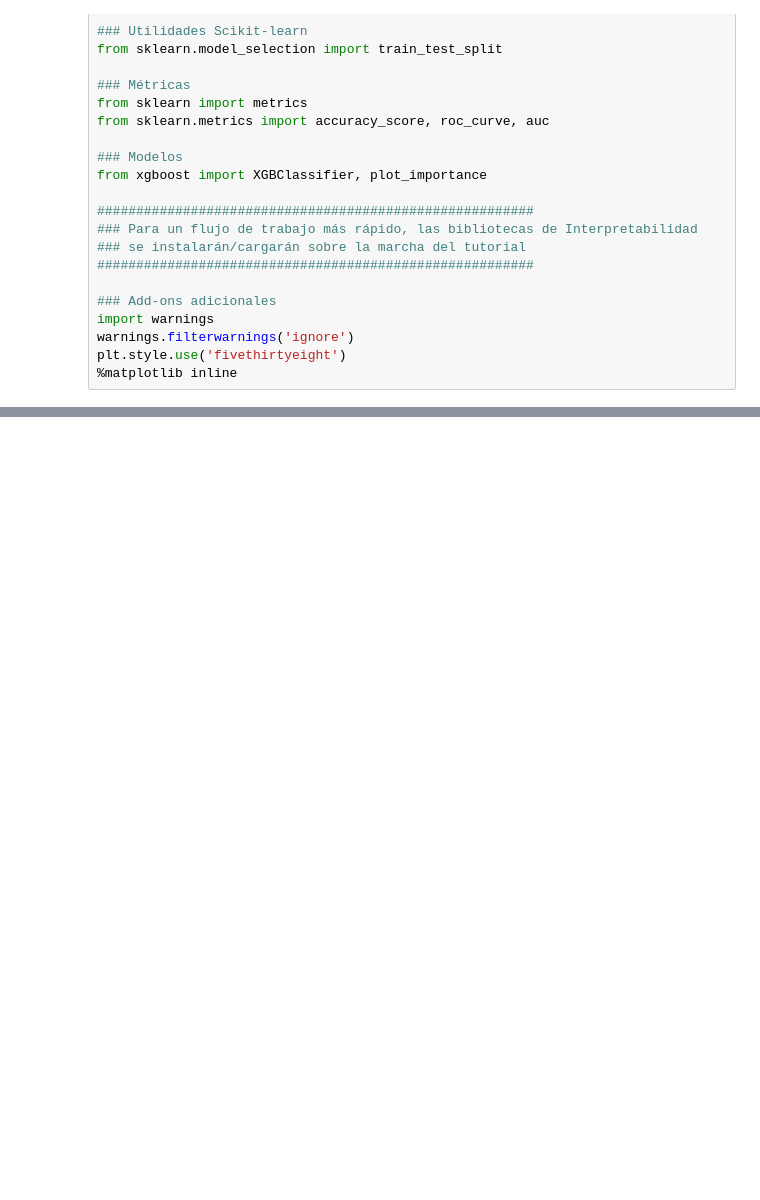
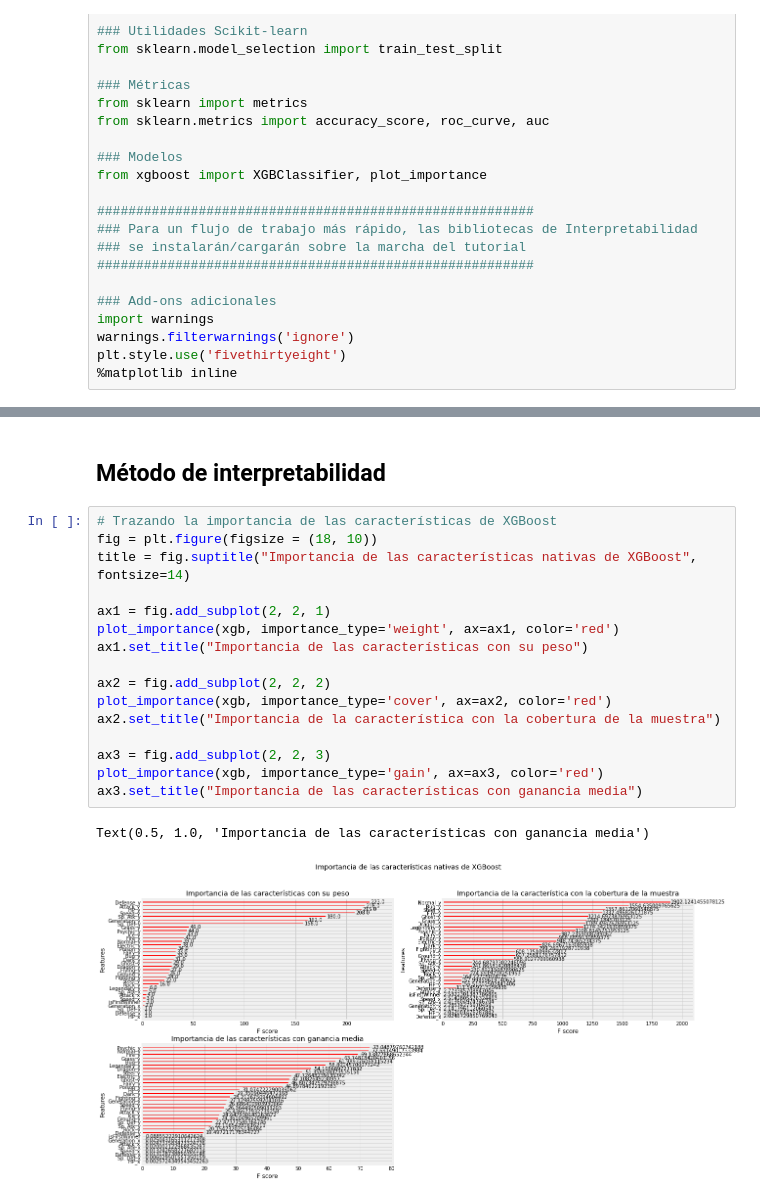
Before and after one commit to Ignaciogg/IA-P3-Interpretabilidad, a Jupyter notebook: a.ipynb, the cells around one changed output, grey strips where cells are left out. Cells and saved outputs as stored; diff of their text form; blank space fills up the shorter version.

```diff
--- a/a.ipynb
+++ b/a.ipynb
@@ -96,0 +197,21 @@ X_train.shape, X_test.shape
+# %% [markdown]
+<h2>Método de interpretabilidad</h2>
+# %%
+# Trazando la importancia de las características de XGBoost
+fig = plt.figure(figsize = (18, 10))
+title = fig.suptitle("Importancia de las características nativas de XGBoost", fontsize=14)
+
+ax1 = fig.add_subplot(2, 2, 1)
+plot_importance(xgb, importance_type='weight', ax=ax1, color='red')
+ax1.set_title("Importancia de las características con su peso")
+
+ax2 = fig.add_subplot(2, 2, 2)
+plot_importance(xgb, importance_type='cover', ax=ax2, color='red')
+ax2.set_title("Importancia de la característica con la cobertura de la muestra")
+
+ax3 = fig.add_subplot(2, 2, 3)
+plot_importance(xgb, importance_type='gain', ax=ax3, color='red')
+ax3.set_title("Importancia de las características con ganancia media")
+# %% [output]
+Text(0.5, 1.0, 'Importancia de las características con ganancia media')
+[figure, added]
```
Also changed, not shown: parts of 17 cells of this notebook, 2 other files.
